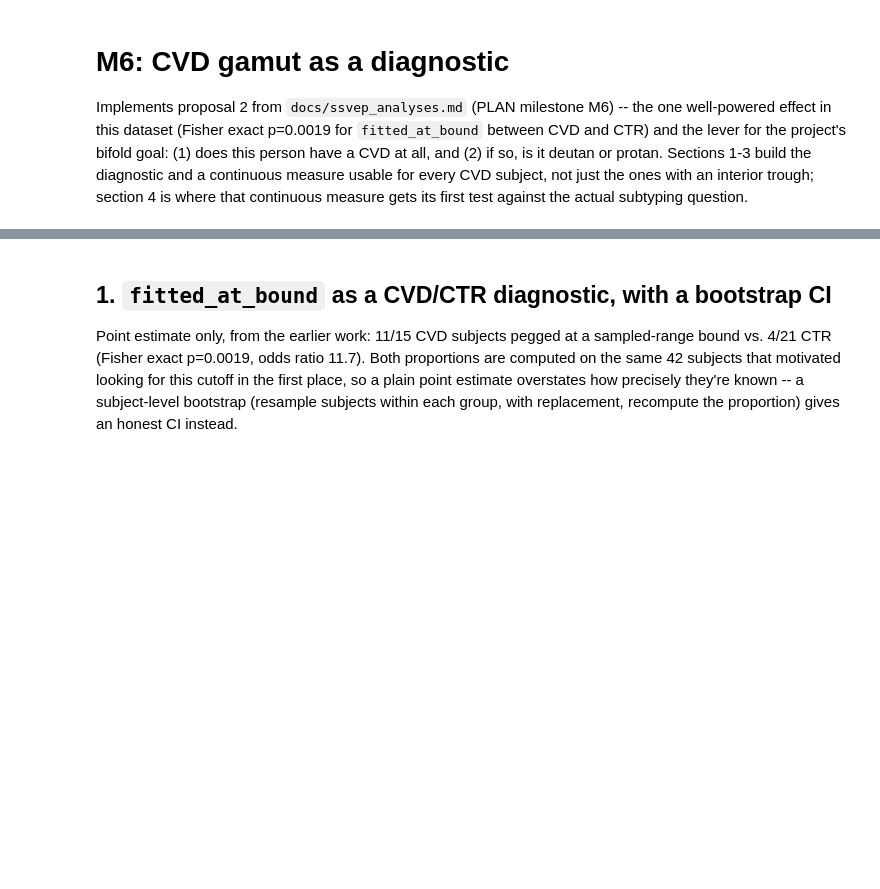
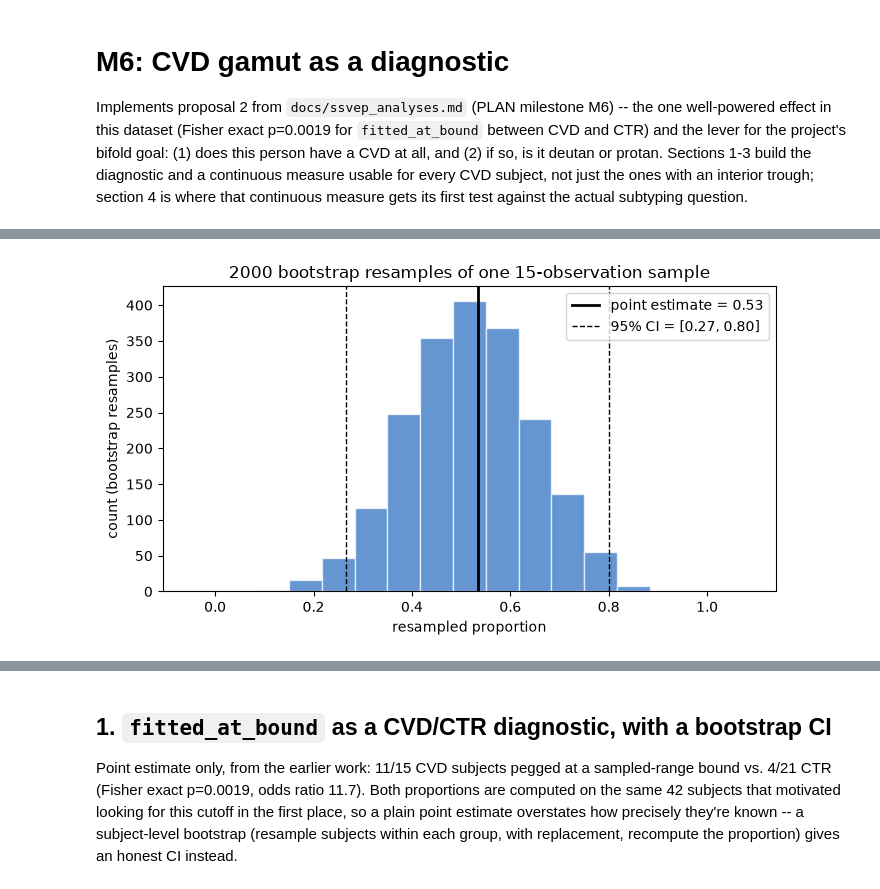
Before and after one commit to zevaz13/DataAnalysisGeneral, a Jupyter notebook: ssveps/notebooks/08_cvd_gamut.ipynb, the cells around one changed output, grey strips where cells are left out. Drawn from its saved outputs; the diff is of its cells as text; code cells hidden in the pictures; blank space fills up the shorter version.

```diff
--- a/ssveps/notebooks/08_cvd_gamut.ipynb
+++ b/ssveps/notebooks/08_cvd_gamut.ipynb
@@ -30,0 +43,26 @@ s1 = troughs_df[troughs_df['session'] == SESSION]
+# %%
+import matplotlib.pyplot as plt
+from plotting import DISTRIBUTION_COLOR
+
+rng_demo = np.random.default_rng(0)
+sample = rng_demo.binomial(1, 0.7, size=15)  # 15 synthetic yes/no observations
+point = sample.mean()
+
+def replicate(rng):
+    return rng.choice(sample, size=len(sample), replace=True).mean()
+
+replicates = np.array([replicate(rng_demo) for _ in range(2000)])
+lo, hi = np.quantile(replicates, [0.025, 0.975])
+
+fig, ax = plt.subplots(figsize=(7, 4))
+ax.hist(replicates, bins=np.arange(-0.05, 1.1, 1 / 15), color=DISTRIBUTION_COLOR, alpha=0.7, edgecolor='white')
+ax.axvline(point, color='black', linewidth=2, label=f'point estimate = {point:.2f}')
+ax.axvline(lo, color='black', linestyle='--', linewidth=1, label=f'95% CI = [{lo:.2f}, {hi:.2f}]')
+ax.axvline(hi, color='black', linestyle='--', linewidth=1)
+ax.set_xlabel('resampled proportion')
+ax.set_ylabel('count (bootstrap resamples)')
+ax.set_title('2000 bootstrap resamples of one 15-observation sample')
+ax.legend()
+fig.tight_layout()
+# %% [output]
+[figure, added]
```
Also changed, not shown: parts of 8 cells of this notebook, 11 other files.
